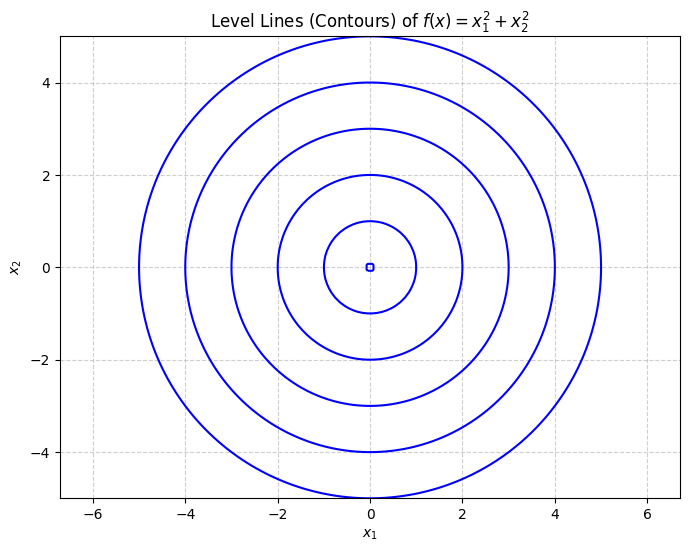
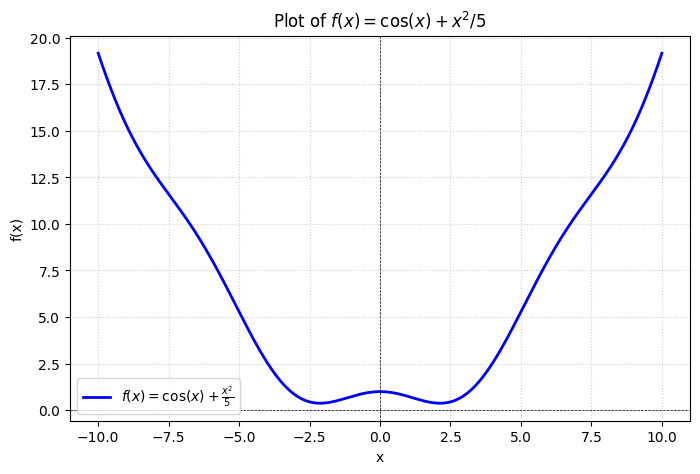
The notebook cell's code change between the first figure and the second:
--- before
+++ after
@@ -1,28 +1,26 @@
+import matplotlib.pyplot as plt
 import numpy as np
-import matplotlib.pyplot as plt
 
-# 1. Define the range for x1 and x2
-x1 = np.linspace(-5, 5, 100)
-x2 = np.linspace(-5, 5, 100)
+# Define the function
+def f(x):
+    return np.cos(x) + (x**2) / 5
 
-# 2. Create a grid (coordinate system)
-X1, X2 = np.meshgrid(x1, x2)
+# Generate x values from -10 to 10
+x = np.linspace(-10, 10, 400)
+y = f(x)
 
-# 3. Define the function f(x) = x1^2 + x2^2
-Z = X1**2 + X2**2
+# Create the plot
+plt.figure(figsize=(8, 5))
+plt.plot(x, y, label=r'$f(x) = \cos(x) + \frac{x^2}{5}$', color='blue', linewidth=2)
 
-# 4. Create the plot
-plt.figure(figsize=(8, 6))
-# levels defines the specific 'heights' to draw lines for
-contours = plt.contour(X1, X2, Z, levels=[0.01, 1, 4, 9, 16, 25], colors='blue')
+# Add labels, grid, and legend
+plt.title('Plot of $f(x) = \cos(x) + x^2/5$')
+plt.xlabel('x')
+plt.ylabel('f(x)')
+plt.axhline(0, color='black', linewidth=0.5, linestyle='--')
+plt.axvline(0, color='black', linewidth=0.5, linestyle='--')
+plt.grid(True, linestyle=':', alpha=0.6)
+plt.legend()
 
-# 5. Add labels to the level lines
-
-# 6. Aesthetic improvements
-plt.title('Level Lines (Contours) of $f(x) = x_1^2 + x_2^2$')
-plt.xlabel('$x_1$')
-plt.ylabel('$x_2$')
-plt.grid(True, linestyle='--', alpha=0.6)
-plt.axis('equal') # Important: keeps circles from looking like ellipses
-
+# Show the plot
 plt.show()

Commit: Save work before adding latex project